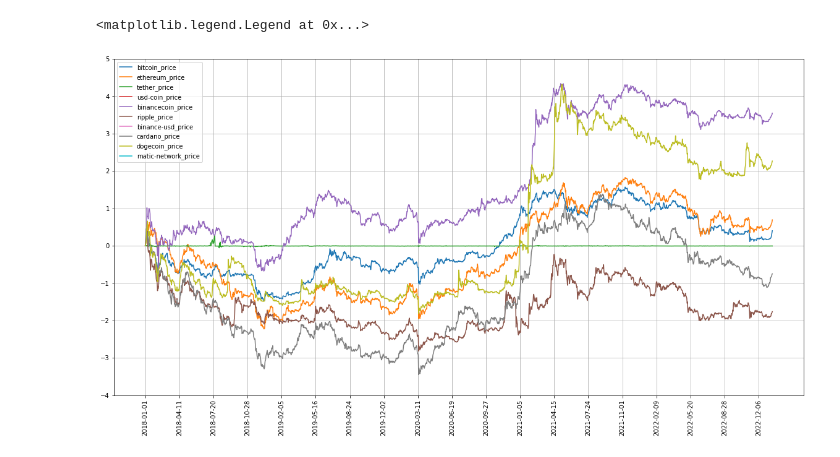
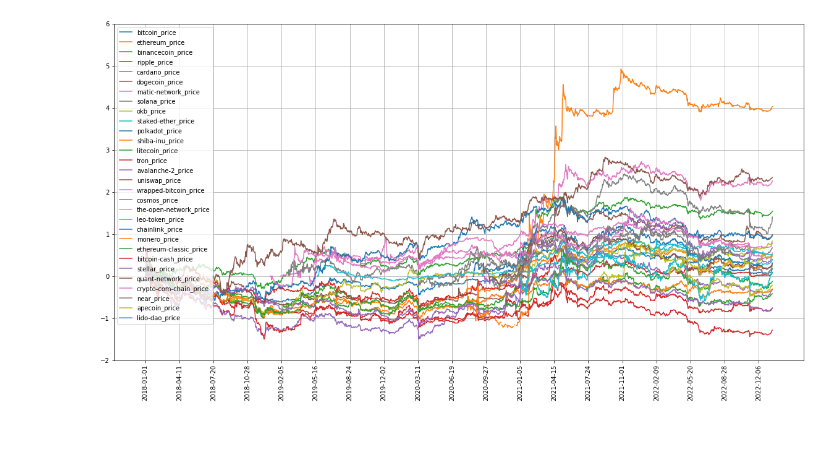
Before and after one commit to PaulGutkovich/Project1_Rebalance, a Jupyter notebook: rebalance.ipynb, the cells around one changed output. Cells and saved outputs as stored; diff of their text form; code cells hidden in the pictures.

```diff
--- a/rebalance.ipynb
+++ b/rebalance.ipynb
@@ -6,4 +8,11 @@ import matplotlib.pyplot as plt
 market_caps = pd.read_csv("data/new/market_caps.csv")
 prices = pd.read_csv("data/new/prices.csv")
 volumes = pd.read_csv("data/new/volumes.csv")
-coins = pd.read_csv("data/new/coins.csv")['coins'].values
+coins = list(pd.read_csv("data/new/coins.csv")['coins'].values)
+
+stable_coins = ['tether', 'usd-coin', 'dai', 'binance-usd']
+for c in stable_coins:
+    try:
+        coins.remove(c)
+    except:
+        pass
@@ -176,17 +339,26 @@ top_10_portfolio_plot(coins, prices, period=200)
+# %%
+def first_not_nan(array):
+    for x in array:
+        if not np.isnan(x):
+            return x
 # %%
-fig = plt.figure(figsize=(20,10))
-ax = fig.add_subplot(111)
+def log_top_n_prices(n, coins, prices):
+    fig = plt.figure(figsize=(20,10))
+    ax = fig.add_subplot(111)
 
-for i in range(1,10+1):
-    series = np.log(prices[prices.columns.values[i]].values*1/prices[prices.columns.values[i]].iloc[0])
-    plt.plot(prices['date'], series, label=prices.columns.values[i])
+    for i in range(0,n):
+        series = prices[coins[i]+"_price"].values*1/first_not_nan(prices[coins[i]+"_price"].values)
+        series = np.log10(series)
+        plt.plot(prices['date'], series, label=coins[i]+"_price")
 
-ax.xaxis.set_ticks(np.arange(0,1840,100))
-ax.yaxis.set_ticks(np.arange(-4,6,1))
-ax.grid(True)
+    ax.xaxis.set_ticks(np.arange(0,1840,100))
+    ax.yaxis.set_ticks(np.arange(-2,7,1))
+    ax.grid(True)
 
-plt.xticks(rotation=90)
-plt.legend()
+    plt.xticks(rotation=90)
+    plt.legend()
+    plt.show()
-# %% [output]
-<matplotlib.legend.Legend at 0x...>
-[figure, removed]
+# %%
+log_top_n_prices(30, coins, prices)
+# %% [output]
+[figure, added]
```
Also changed, not shown: parts of 12 cells of this notebook.
